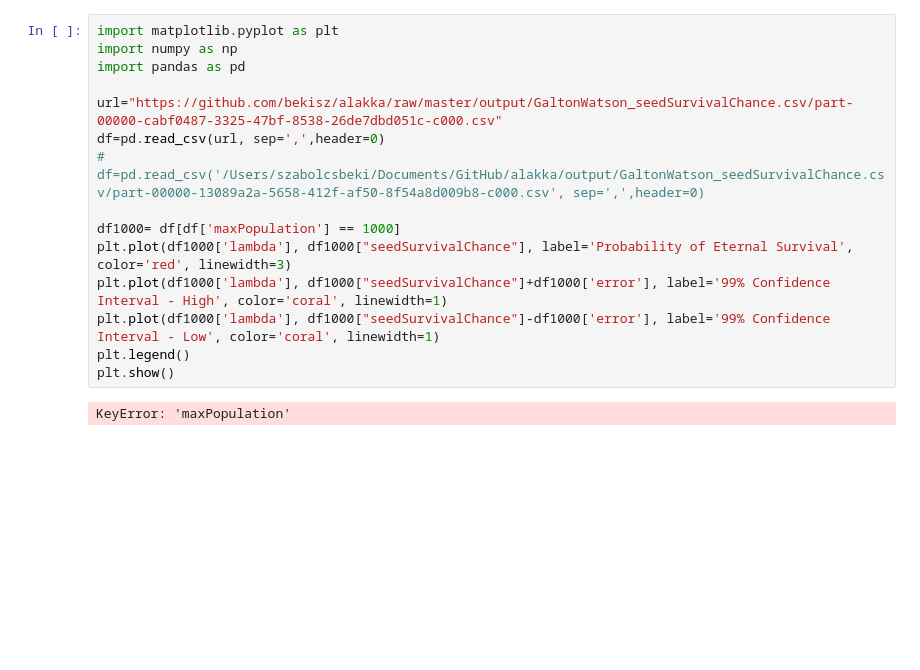
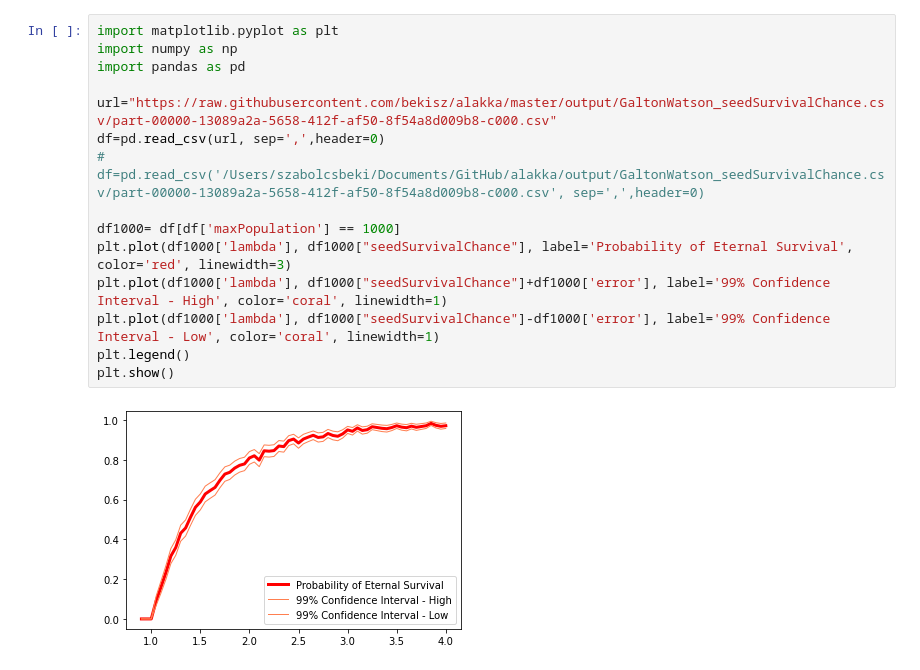
Before and after one commit to bekisz/alakka, a Jupyter notebook: src/main/python/GaltonWatson.ipynb, the cells around one changed output. Drawn from its saved outputs; the diff is of its cells as text; blank space fills up the shorter version.

```diff
--- a/src/main/python/GaltonWatson.ipynb
+++ b/src/main/python/GaltonWatson.ipynb
@@ -1,17 +1,17 @@
 # %%
 import matplotlib.pyplot as plt
 import numpy as np
 import pandas as pd
 
-url="https://github.com/bekisz/alakka/raw/master/output/GaltonWatson_seedSurvivalChance.csv/part-00000-cabf0487-3325-47bf-8538-26de7dbd051c-c000.csv"
+url="https://raw.githubusercontent.com/bekisz/alakka/master/output/GaltonWatson_seedSurvivalChance.csv/part-00000-13089a2a-5658-412f-af50-8f54a8d009b8-c000.csv"
 df=pd.read_csv(url, sep=',',header=0)
 # df=pd.read_csv('/Users/szabolcsbeki/Documents/GitHub/alakka/output/GaltonWatson_seedSurvivalChance.csv/part-00000-13089a2a-5658-412f-af50-8f54a8d009b8-c000.csv', sep=',',header=0)
 
 df1000= df[df['maxPopulation'] == 1000]
 plt.plot(df1000['lambda'], df1000["seedSurvivalChance"], label='Probability of Eternal Survival', color='red', linewidth=3)
 plt.plot(df1000['lambda'], df1000["seedSurvivalChance"]+df1000['error'], label='99% Confidence Interval - High', color='coral', linewidth=1)
 plt.plot(df1000['lambda'], df1000["seedSurvivalChance"]-df1000['error'], label='99% Confidence Interval - Low', color='coral', linewidth=1)
 plt.legend()
 plt.show()
 # %% [output]
-KeyError: 'maxPopulation'
+[figure, added]
```
Also changed, not shown: parts of 1 cell of this notebook, 10 other files.
